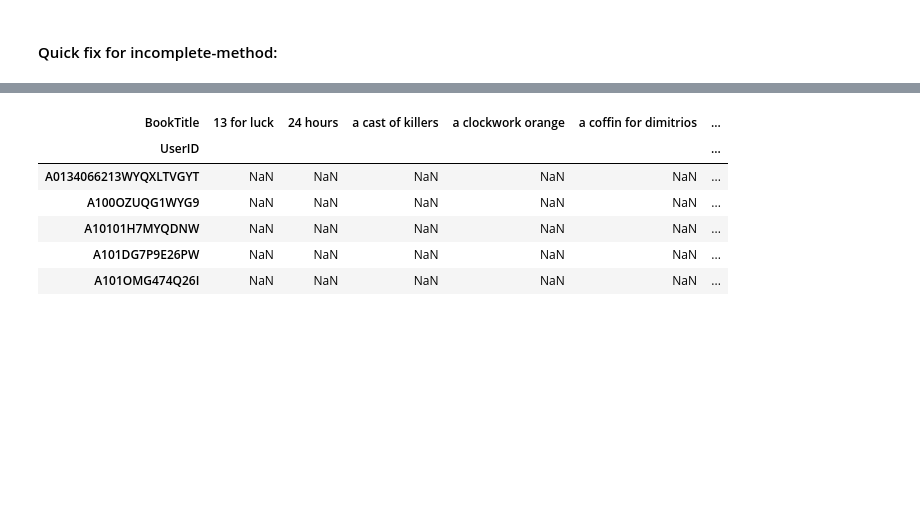
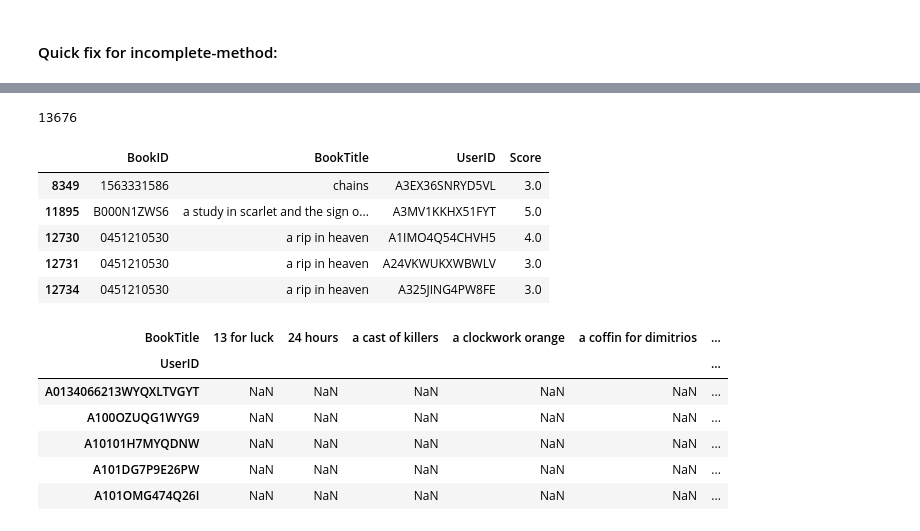
Before and after one commit to Mehul903/Book-Recommender-System, a Jupyter notebook: notebooks/Analysis.ipynb, the cells around one changed output, grey strips where cells are left out. Drawn from its saved outputs; the diff is of its cells as text; code cells hidden in the pictures; blank space fills up the shorter version.

```diff
--- a/notebooks/Analysis.ipynb
+++ b/notebooks/Analysis.ipynb
@@ -157,3 +176,17 @@ filter_users.reset_index(drop = False, inplace = True)
 filter_users = filter_users[filter_users['UserID'] != ' unknown']  ## Remove unknown user-ID which has given 949 ratings
 filter_users = books_amazon_whole.loc[books_amazon_whole['UserID'].isin(filter_users['UserID'])]
+# %%
+## Unique users who rated more than 1 books
+len(set(filter_users['UserID']))
+# %% [output]
+13676
+# %%
+filter_users.head()
+# %% [output]
+|  | BookID | BookTitle | UserID | Score |
+| 8349 | 1563331586 | chains | A3EX36SNRYD5VL | 3.0 |
+| 11895 | B000N1ZWS6 | a study in scarlet and the sign o... | A3MV1KKHX51FYT | 5.0 |
+| 12730 | 0451210530 | a rip in heaven | A1IMO4Q54CHVH5 | 4.0 |
+| 12731 | 0451210530 | a rip in heaven | A24VKWUKXWBWLV | 3.0 |
+| 12734 | 0451210530 | a rip in heaven | A325JING4PW8FE | 3.0 |
 # %%
```
Also changed, not shown: parts of 13 cells of this notebook.
